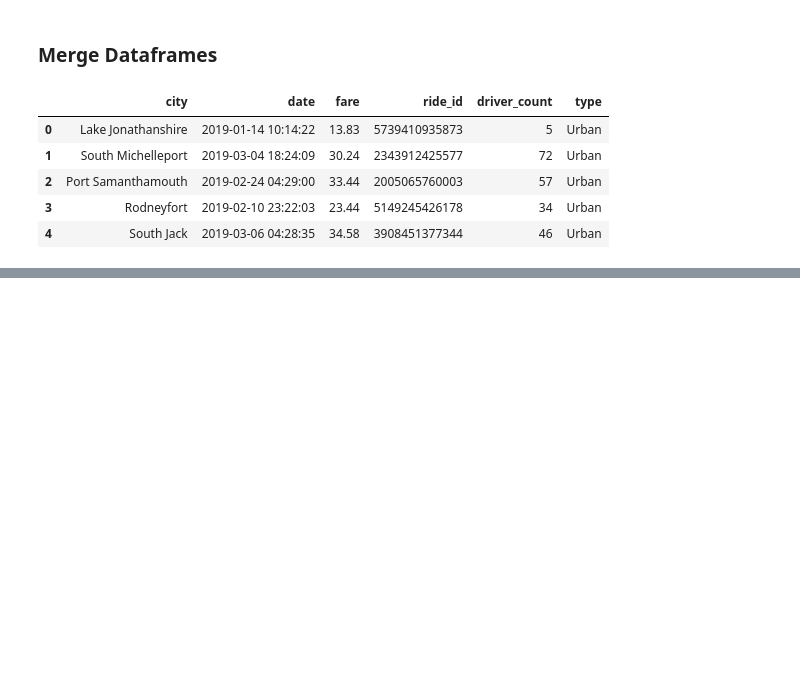
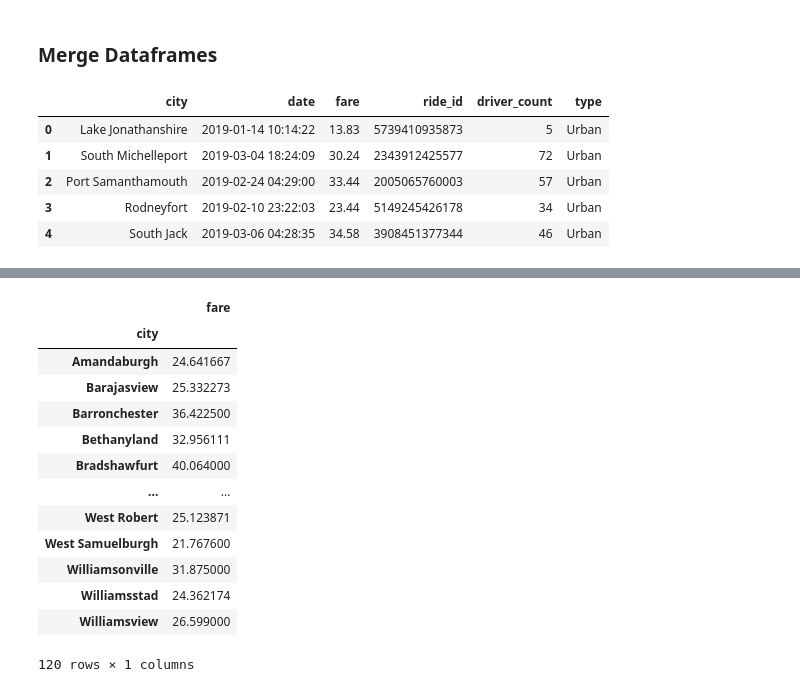
Before and after one commit to cjstreet/Pyber_Analysis, a Jupyter notebook: PyBer_Ride_Data.ipynb, the cells around one changed output, grey strips where cells are left out. Saved outputs shown, nothing was run; the diff lists cells and outputs as text; code cells hidden in the pictures; blank space fills up the shorter version.

```diff
--- a/PyBer_Ride_Data.ipynb
+++ b/PyBer_Ride_Data.ipynb
@@ -134,0 +135,19 @@ pyber_data_df.head()
+# %%
+# To get the average fare, we can use the Pandas mean() method for each city in the "fare" column.
+avg_city_fare = pyber_data_df.groupby(["city"]).mean()
+avg_city_fare[["fare"]]
+# %% [output]
+|  | fare |
+| city |  |
+| Amandaburgh | 24.641667 |
+| Barajasview | 25.332273 |
+| Barronchester | 36.422500 |
+| Bethanyland | 32.956111 |
+| Bradshawfurt | 40.064000 |
+| ... | ... |
+| West Robert | 25.123871 |
+| West Samuelburgh | 21.767600 |
+| Williamsonville | 31.875000 |
+| Williamsstad | 24.362174 |
+| Williamsview | 26.599000 |
+120 rows × 1 columns
```
Also changed, not shown: parts of 18 cells of this notebook, 2 other files.
